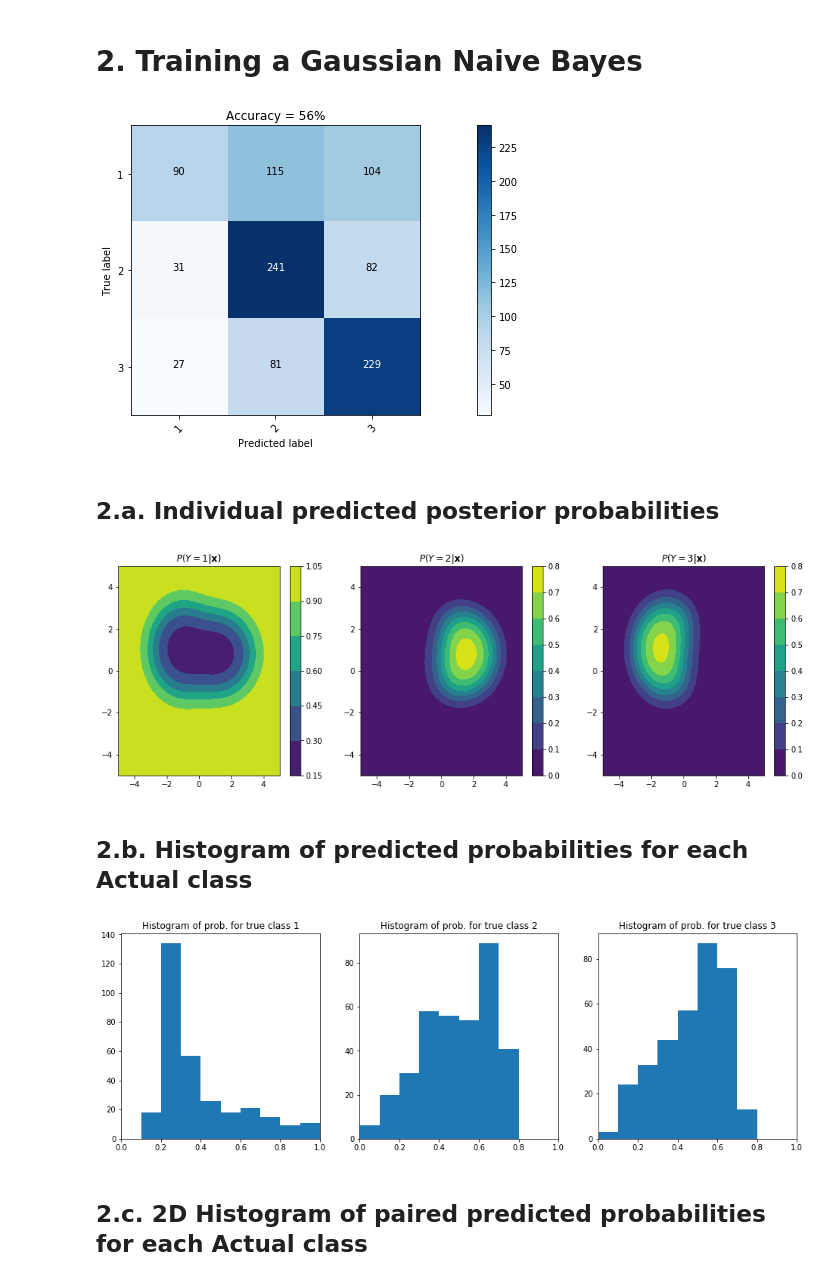
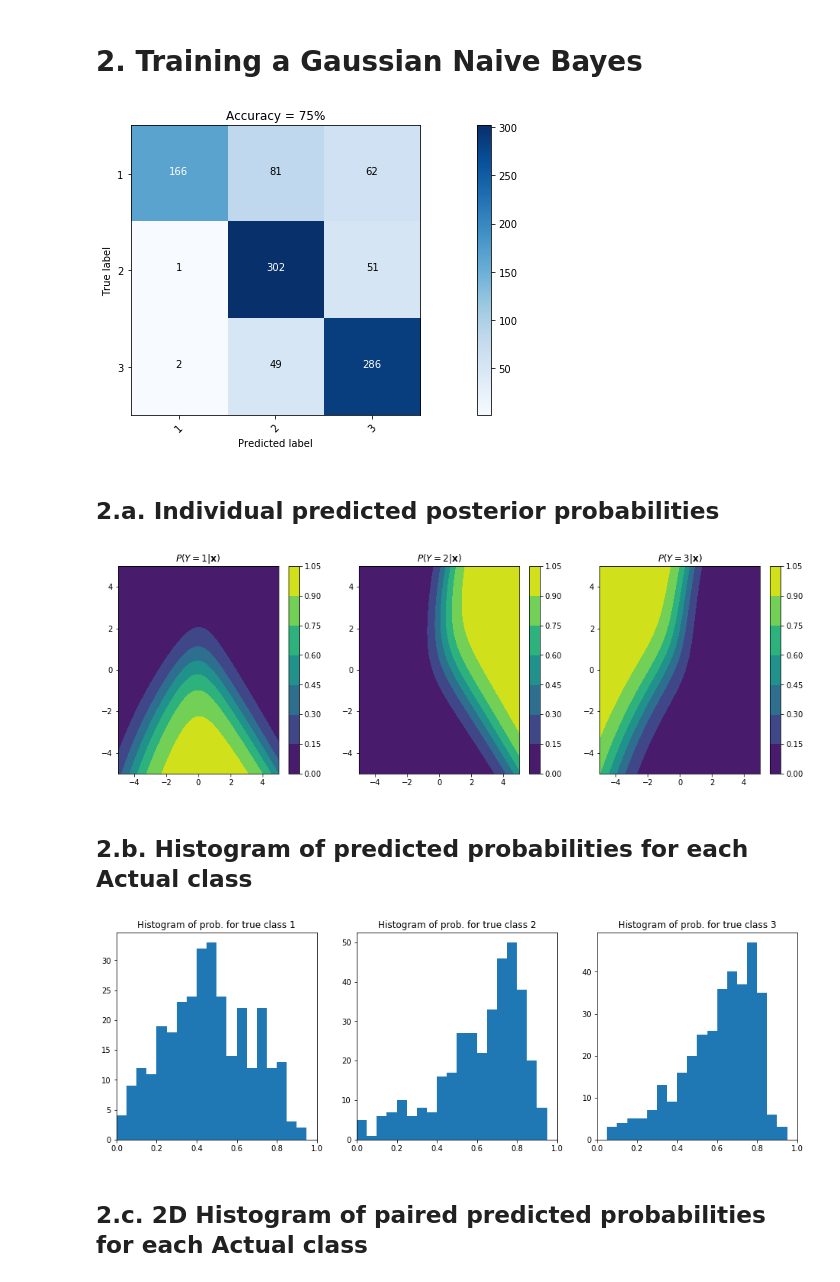
Before and after one commit to dirichletcal/experiments_neurips, a Jupyter notebook: notebooks/synthetic_data_gaussian_mixture_example.ipynb, the cells around one changed output. Cells and saved outputs as stored; diff of their text form; code cells hidden in the pictures.

```diff
--- a/notebooks/synthetic_data_gaussian_mixture_example.ipynb
+++ b/notebooks/synthetic_data_gaussian_mixture_example.ipynb
@@ -22,9 +30,9 @@ grid_levels = 200
 np.random.seed(42)
 
 prior = [1/3, 1/3, 1/3]
-a = 0.5
-b = 0.5
-c = 0.25
+a = 1
+b = 1
+c = 0.9
 
 x_grid = np.linspace(-5, 5, grid_levels)
 y_grid = np.linspace(-5, 5, grid_levels)
@@ -110,7 +118,7 @@ cm = confusion_matrix(y, y_pred)
 
 plot_confusion_matrix(cm, classes=['1', '2', '3'], title="Accuracy = {:.0f}%".format((y == y_pred).mean()*100))
 # %% [output]
-[figure, old version]
+[figure, new version]
 # %% [markdown]
 ## 2.a. Individual predicted posterior probabilities
 # %%
@@ -127,20 +135,20 @@ for i in [0, 1, 2]:
     contour = ax.contourf(xx, yy, Z[:,i].reshape(grid_levels,grid_levels))
     fig.colorbar(contour)
 # %% [output]
-[figure, old version]
+[figure, new version]
 # %% [markdown]
 ## 2.b. Histogram of predicted probabilities for each Actual class
 # %%
 p_pred = gnb.predict_proba(x)
 
 fig = plt.figure()
 for i in [0, 1, 2]:
     ax = fig.add_subplot(1, 3, i+1)
     ax.set_title('Histogram of prob. for true class {}'.format(i+1))
-    ax.hist(p_pred[y == i, i], range=(0, 1))
+    ax.hist(p_pred[y == i, i], bins=20, range=(0, 1))
     ax.set_xlim(0, 1)
 # %% [output]
-[figure, old version]
+[figure, new version]
 # %% [markdown]
 ## 2.c. 2D Histogram of paired predicted probabilities for each Actual class
 # %%
```
Also changed, not shown: parts of 12 cells of this notebook.
